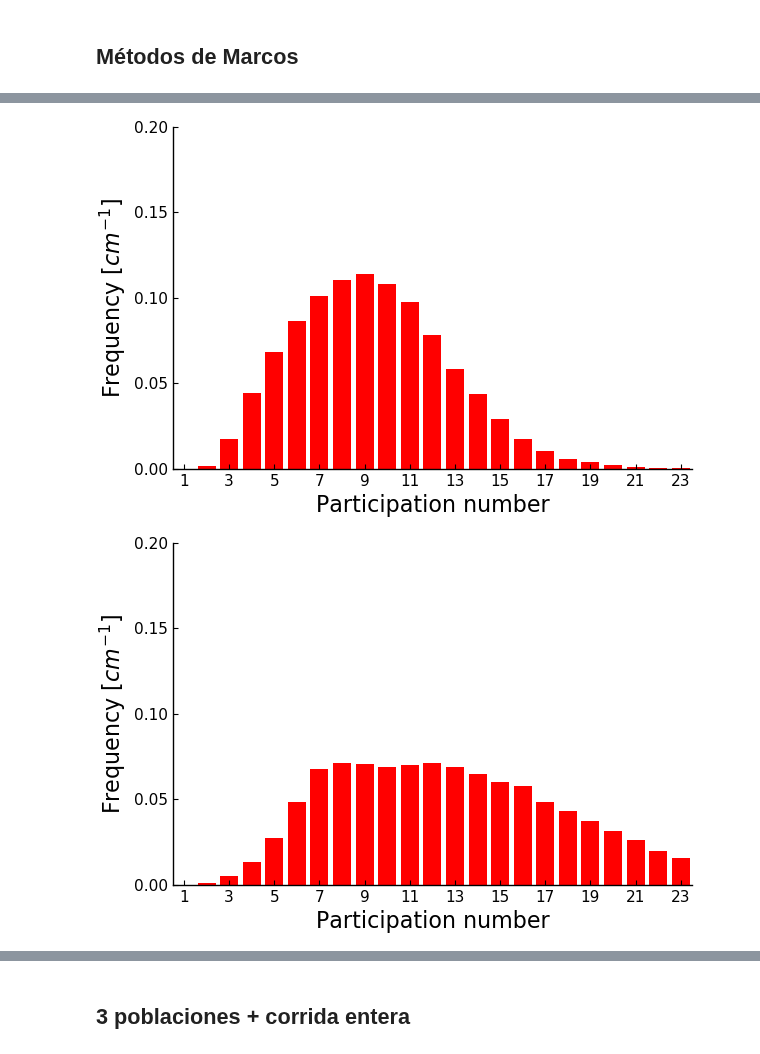
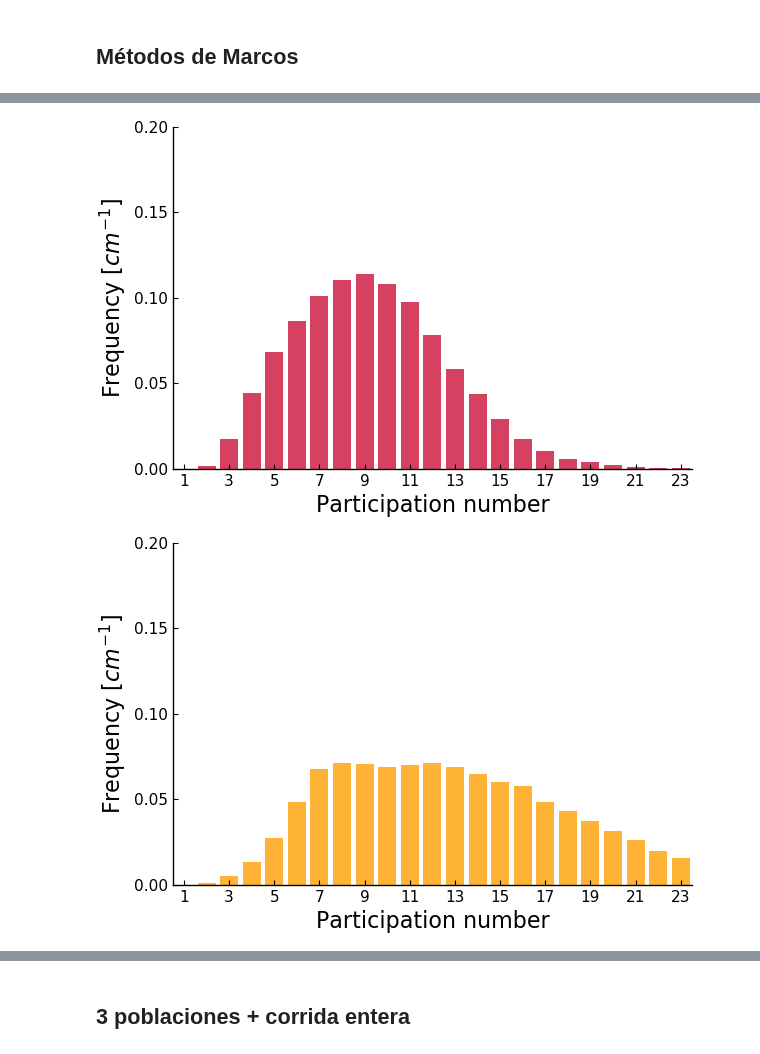
Before and after one commit to pgbarletta/reold_lbp, a Jupyter notebook: src/final_4xcp_pob.ipynb, the cells around one changed output, grey strips where cells are left out. Drawn from its saved outputs; the diff is of its cells as text; code cells hidden in the pictures.

```diff
--- a/src/final_4xcp_pob.ipynb
+++ b/src/final_4xcp_pob.ipynb
@@ -405,28 +341,28 @@ plt_his_pn_vol1 = bar(bins_marcos_pnu_vol1 .- .5, his_marcos_pnu_vol1,
     ylims = (0, .2), xlims = (.5, 23.5),
     xticks = 1:2:23, yticks = 0:.05:.2,
     guidefont = font(16, "Helvetica"), tickfont = font(11, "Helvetica"),
-    fillcolor = Colors.colorant"#FF0000", linecolor = false,
+    fillcolor = Colors.colorant"#d64161", linecolor = false,
     yaxis = L"Frequency $[cm^{-1}]$", xaxis = "Participation number",
     legend = false, grid = false)
 # %% [output]
-[figure, old version]
+[figure, new version]
 # %%
 bin_pnu = collect(1:1:25)
 wgh_pnu = fill(1.0, length(marcos_pnu_vol2))
 
 # Histograma ponderado
 bins_marcos_pnu_vol2, his_marcos_pnu_vol2 = JUMD.WeightedHist(
     marcos_pnu_vol2, bin_pnu, wgh_pnu, true, false);
 
 plt_his_pn_vol2 = bar(bins_marcos_pnu_vol2 .- .5, his_marcos_pnu_vol2,
     ylims = (0, .2), xlims = (.5, 23.5),
     xticks = 1:2:23, yticks = 0:.05:.2,
     guidefont = font(16, "Helvetica"), tickfont = font(11, "Helvetica"),
-    fillcolor = Colors.colorant"#FF0000", linecolor = false,
+    fillcolor = Colors.colorant"#feb236", linecolor = false,
     yaxis = L"Frequency $[cm^{-1}]$", xaxis = "Participation number",
     legend = false, grid = false)
 # %% [output]
-[figure, old version]
+[figure, new version]
 # %%
 bin_pnu = collect(1:1:25)
 wgh_pnu = fill(1.0, length(marcos_pnu_vol3))
```
Also changed, not shown: parts of 21 cells of this notebook, 31 other files.
